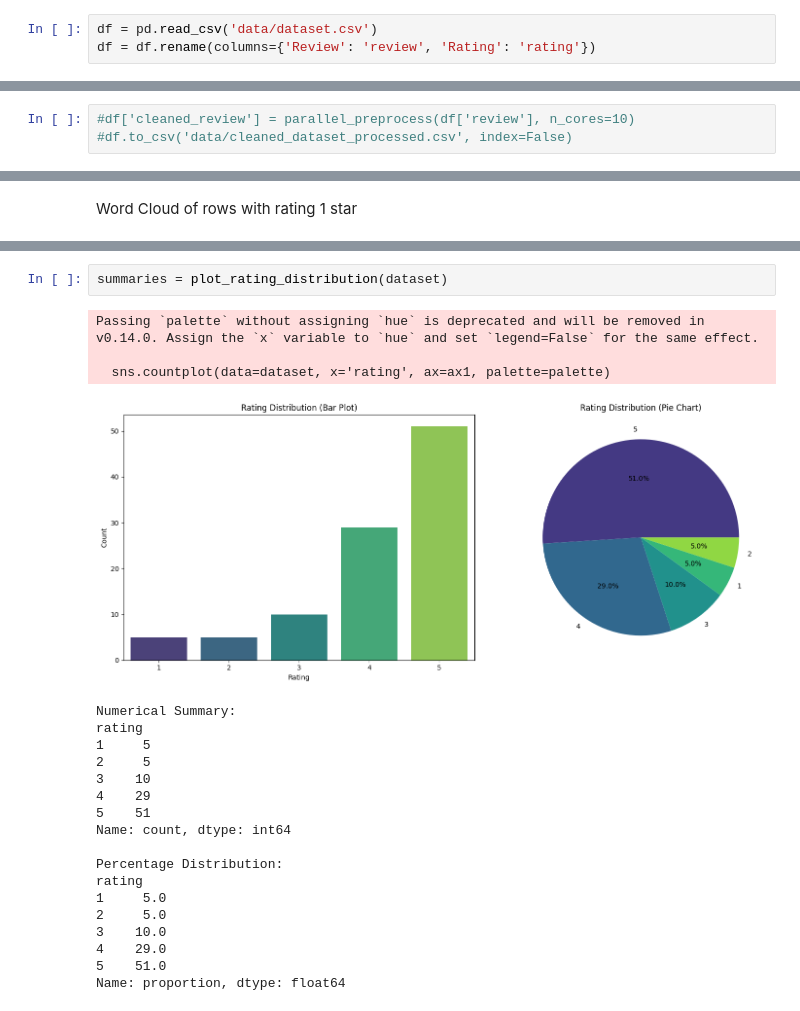
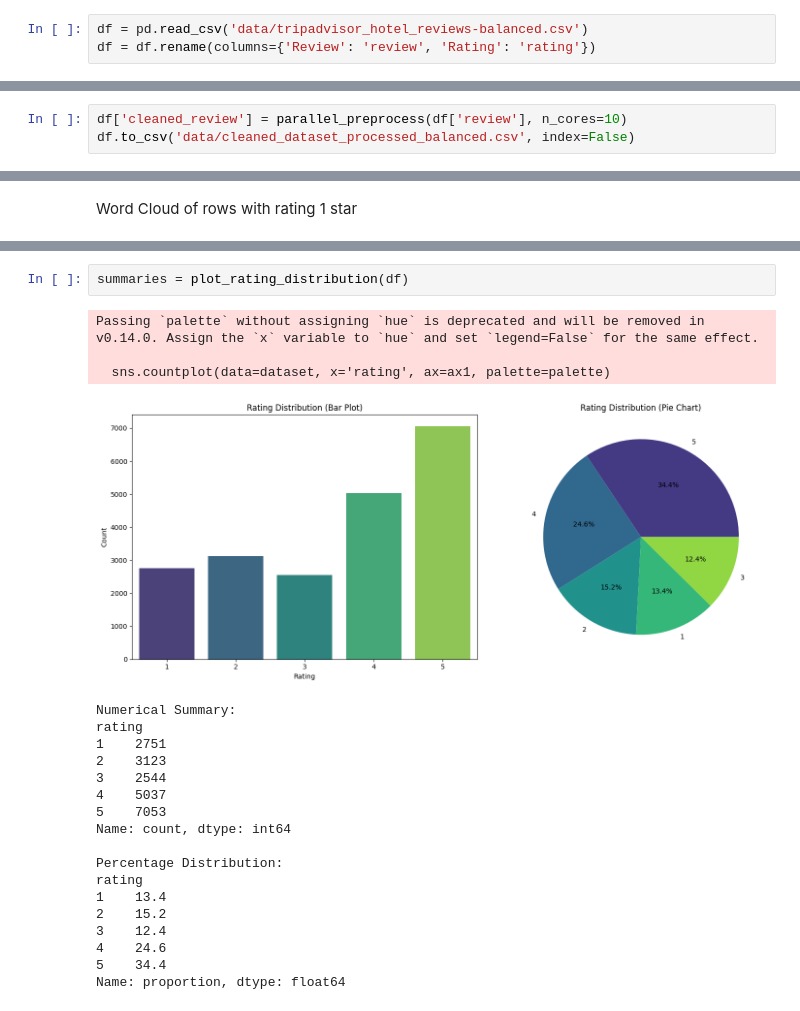
Before and after one commit to FIUBA-CEIA-18Co2024/AM1-TP, a Jupyter notebook: pre_processing.ipynb, the cells around one changed output, grey strips where cells are left out. Drawn from its saved outputs; the diff is of its cells as text.

```diff
--- a/pre_processing.ipynb
+++ b/pre_processing.ipynb
@@ -51,7 +69,7 @@ True
 # %% [markdown]
 ## Data Loading
 # %%
-df = pd.read_csv('data/dataset.csv')
+df = pd.read_csv('data/tripadvisor_hotel_reviews-balanced.csv')
 df = df.rename(columns={'Review': 'review', 'Rating': 'rating'})
 # %%
 df.head(5)
@@ -346,5 +424,5 @@ df_subset.head()
 # %% [markdown]
 Uncomment cell below in order to preprocess the entire dataset and generate a new .csv file (+20k rows so it will take a while)
 # %%
-#df['cleaned_review'] = parallel_preprocess(df['review'], n_cores=10)
-#df.to_csv('data/cleaned_dataset_processed.csv', index=False)
+df['cleaned_review'] = parallel_preprocess(df['review'], n_cores=10)
+df.to_csv('data/cleaned_dataset_processed_balanced.csv', index=False)
@@ -429,24 +525,24 @@ create_rating_wordcloud(dataset,
 # %%
-summaries = plot_rating_distribution(dataset)
+summaries = plot_rating_distribution(df)
 # %% [output]
 Passing `palette` without assigning `hue` is deprecated and will be removed in v0.14.0. Assign the `x` variable to `hue` and set `legend=False` for the same effect.
 
   sns.countplot(data=dataset, x='rating', ax=ax1, palette=palette)
-[figure, old version]
+[figure, new version]
 Numerical Summary:
 rating
-1     5
-2     5
-3    10
-4    29
-5    51
+1    2751
+2    3123
+3    2544
+4    5037
+5    7053
 Name: count, dtype: int64
 
 Percentage Distribution:
 rating
-1     5.0
-2     5.0
-3    10.0
-4    29.0
-5    51.0
+1    13.4
+2    15.2
+3    12.4
+4    24.6
+5    34.4
 Name: proportion, dtype: float64
```
Also changed, not shown: parts of 16 cells of this notebook.
